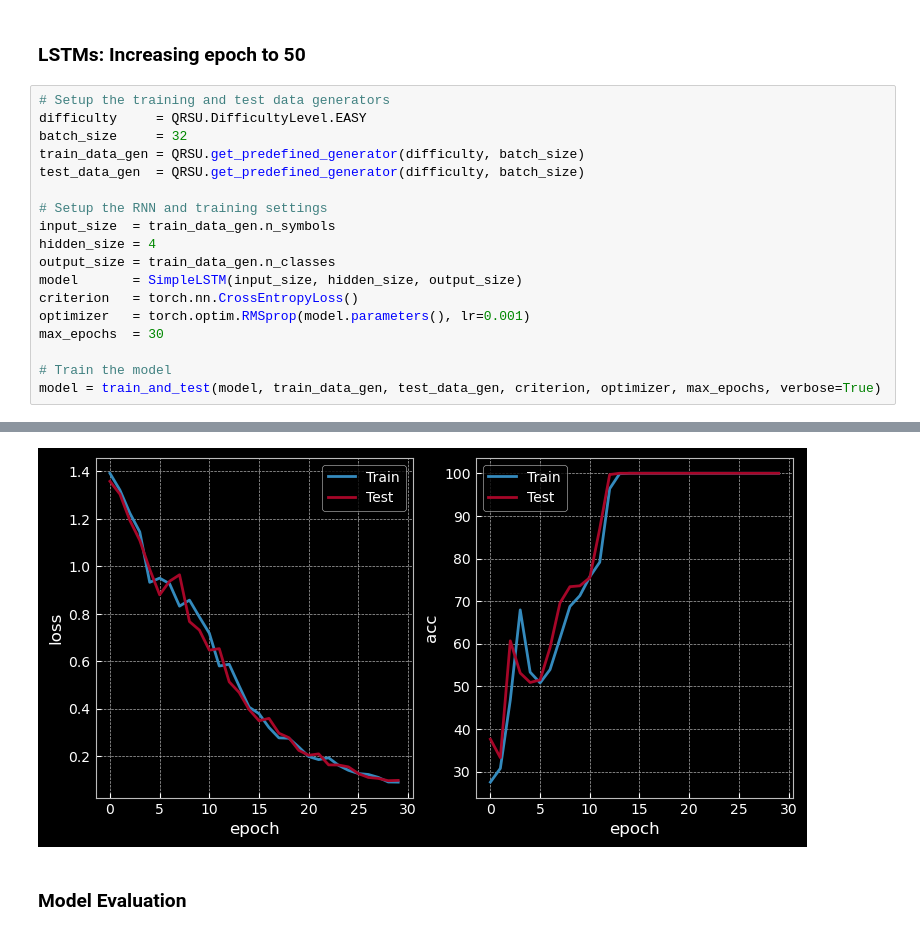
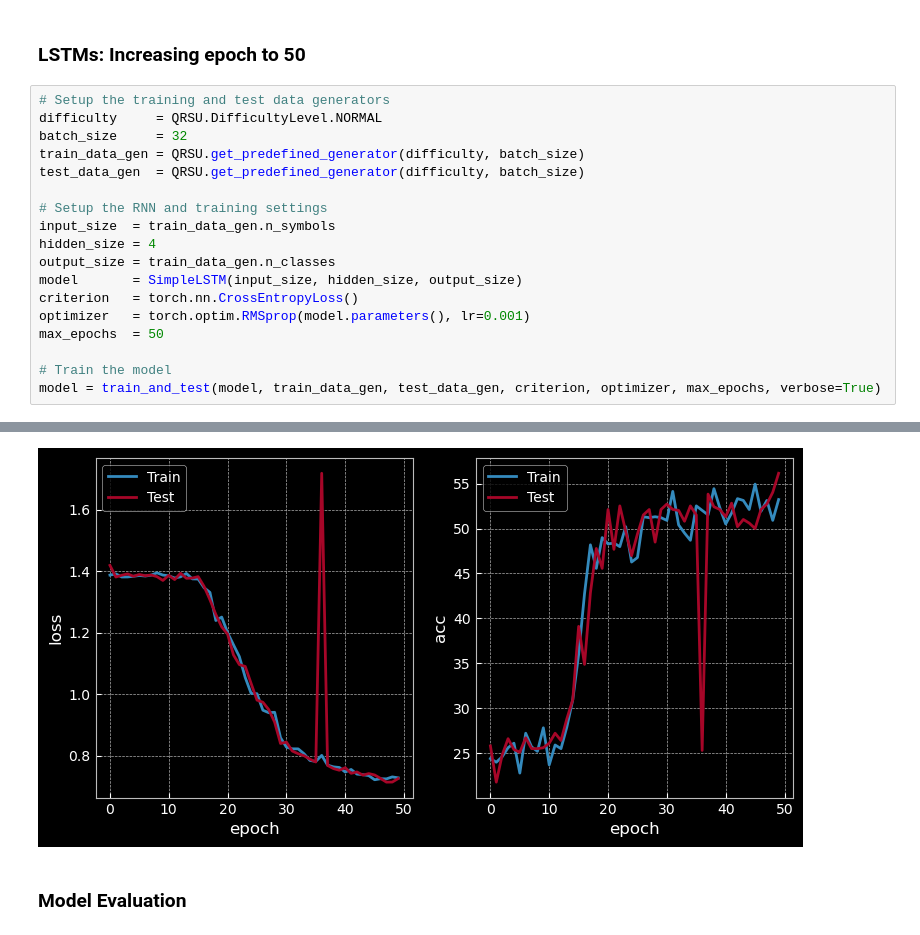
Before and after one commit to Jkker/intro2ml, a Jupyter notebook: Labs/lab6_convnet_rnns.ipynb, the cells around one changed output, grey strips where cells are left out. Drawn from its saved outputs; the diff is of its cells as text.

```diff
--- a/Labs/lab6_convnet_rnns.ipynb
+++ b/Labs/lab6_convnet_rnns.ipynb
@@ -770,7 +770,7 @@ model = train_and_test(model, train_data_gen, test_data_gen, criterion, optimize
 ### LSTMs: Increasing epoch to 50
 # %%
 # Setup the training and test data generators
-difficulty     = QRSU.DifficultyLevel.EASY
+difficulty     = QRSU.DifficultyLevel.NORMAL
 batch_size     = 32
 train_data_gen = QRSU.get_predefined_generator(difficulty, batch_size)
 test_data_gen  = QRSU.get_predefined_generator(difficulty, batch_size)
@@ -782,7 +782,7 @@ output_size = train_data_gen.n_classes
 model       = SimpleLSTM(input_size, hidden_size, output_size)
 criterion   = torch.nn.CrossEntropyLoss()
 optimizer   = torch.optim.RMSprop(model.parameters(), lr=0.001)
-max_epochs  = 30
+max_epochs  = 50
 
 # Train the model
 model = train_and_test(model, train_data_gen, test_data_gen, criterion, optimizer, max_epochs, verbose=True)
@@ -807,4 +807,4 @@ model = train_and_test(model, train_data_gen, test_data_gen, criterion, optimize
-[figure, old version]
+[figure, new version]
 # %% [markdown]
 ### Model Evaluation
 # %%
```
Also changed, not shown: parts of 2 cells of this notebook, 2 other files.
